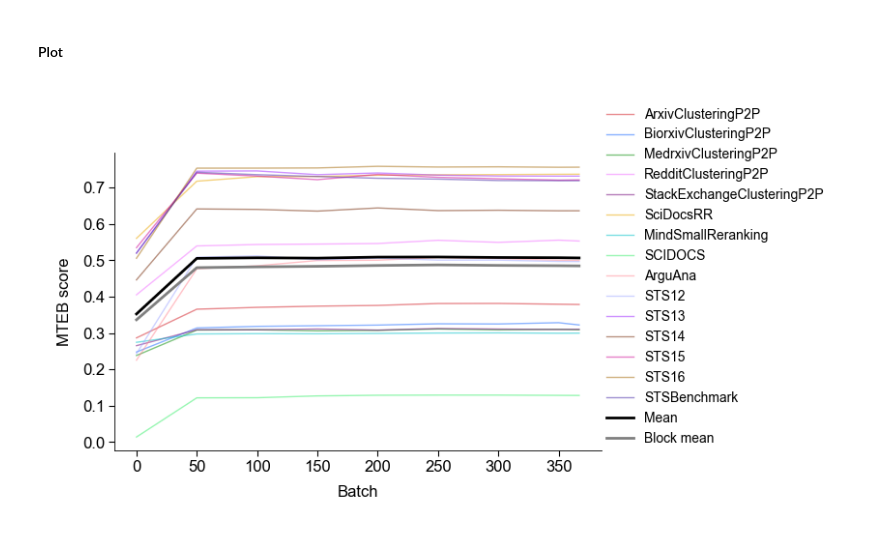
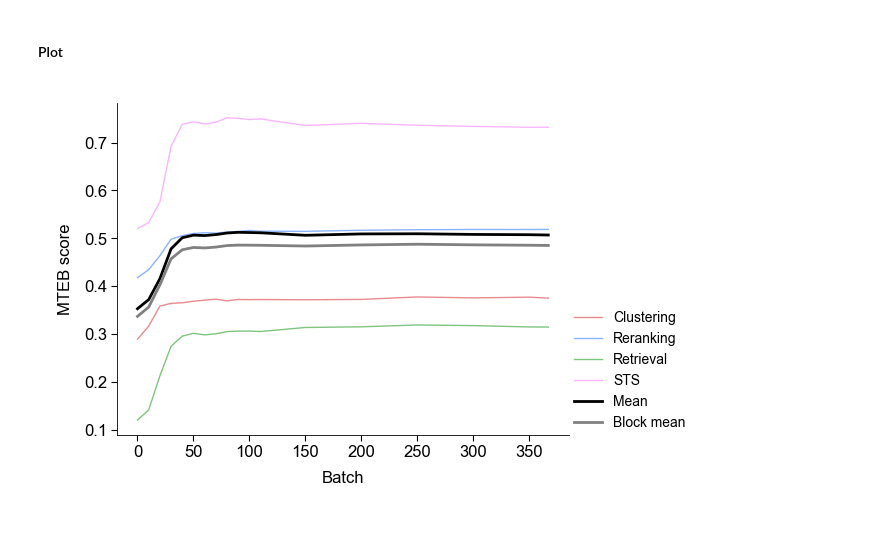
Before and after one commit to berenslab/text-embed-augm, a Jupyter notebook: scripts/updated_dataset/32-rgm-mteb-eval-batches.ipynb, the cells around one changed output. Cells and saved outputs as stored; diff of their text form; code cells hidden in the pictures.

Commit message:
add finer-grained eval to mteb batches eval experiment

```diff
--- a/scripts/updated_dataset/32-rgm-mteb-eval-batches.ipynb
+++ b/scripts/updated_dataset/32-rgm-mteb-eval-batches.ipynb
@@ -440,7 +551,7 @@ Reranking
 # %%
 %matplotlib inline
 
-fig, ax = plt.subplots(figsize=(3.25, 2), dpi=200)
+fig, ax = plt.subplots(figsize=(3.25, 2), dpi=200, layout="constrained")
 
 # load
 ## mpnet crops
@@ -449,7 +560,7 @@ saving_path = Path("embeddings_" + model_name.lower()) / Path(
     "updated_dataset"
 )
 df_training_eval_results = pd.read_parquet(
-    variables_path / saving_path / "df_training_eval_results_mteb_batches",
+    variables_path / saving_path / "df_training_eval_results_mteb_batches_v2",
     engine="pyarrow",
 )
 
@@ -485,11 +596,11 @@ palette = glasbey.create_palette(
 )
 
 
-for i, elem in enumerate(df_training_eval_results.columns):
+for i, elem in enumerate(df_block_mean.columns):
     ax.plot(
-        df_training_eval_results.index,
-        df_training_eval_results[elem],
-        label=elem,
+        df_block_mean.index,
+        df_block_mean[elem],
+        label=[elem.upper() if elem == "sts" else elem.capitalize()],
         c=palette[i],
         alpha=0.5,
     )
@@ -505,32 +616,32 @@ for i, elem in enumerate(df_training_eval_results.columns):
 ax.plot(
     df_training_eval_results.index,
     df_training_eval_results.mean(axis=1),
     label="Mean",
     c="black",
     lw=1,
 )
 # ax.text(
 #     df_training_eval_results.index[-1] + 0.1,
 #     df_training_eval_results.mean(axis=1).iloc[-1],
 #     f"{df_training_eval_results.mean(axis=1).iloc[-1]:.1f}",
 #     fontsize=5,
 #     va="center",
 #     ha="left",
 # )
 
 ax.plot(
     df_block_mean.index,
     df_block_mean.mean(axis=1),
     label="Block mean",
     c="grey",
     lw=1,
 )
 
 ax.legend(loc=(1, 0))
 # ax.set_ylim(0.3, 0.65)
 ax.set_xlabel("Batch")
 ax.set_ylabel("MTEB score")
 
-fig.savefig(figures_path / "mteb_scores_MPNet_crops_batches_train_iclr_v1.png")
+fig.savefig(figures_path / "mteb_scores_MPNet_crops_batches_train_iclr_v3.png")
 # %% [output]
-[figure, old version]
+[figure, new version]
```
Also changed, not shown: parts of 9 cells of this notebook.
